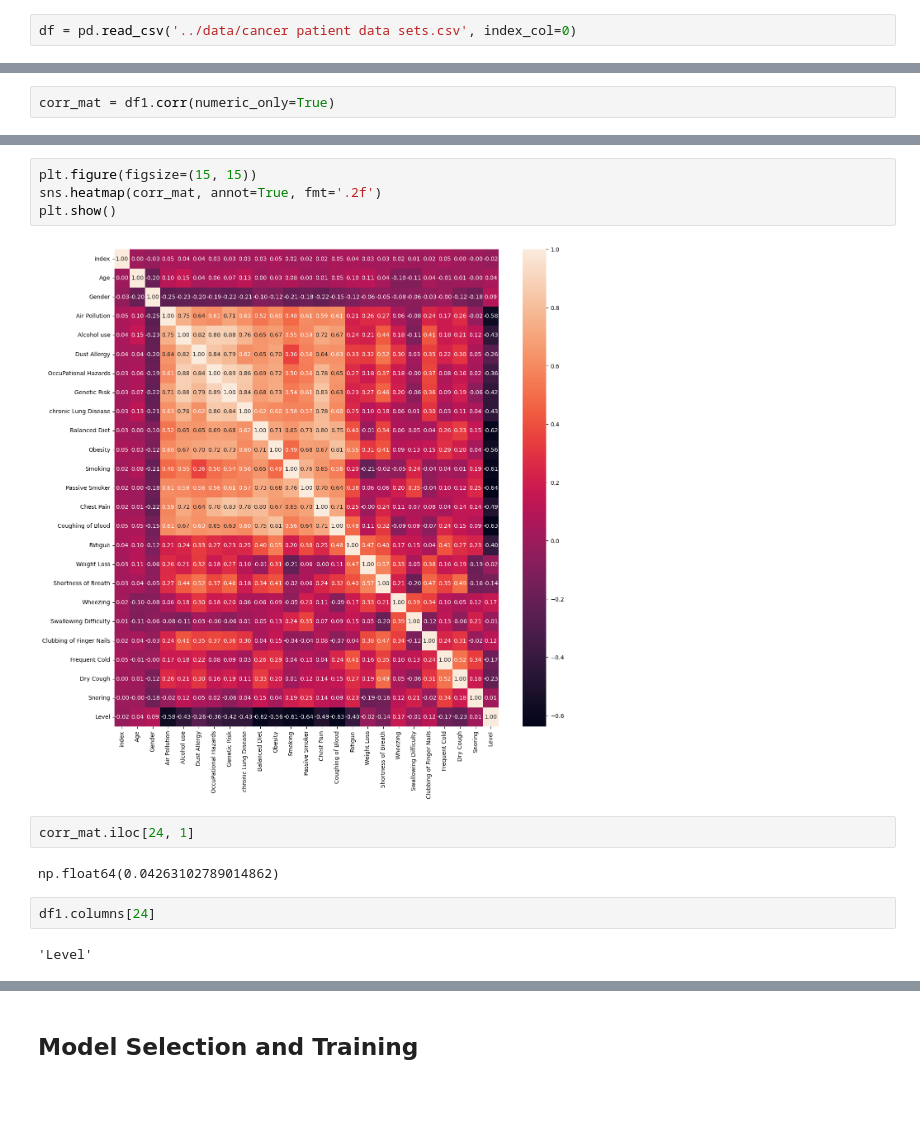
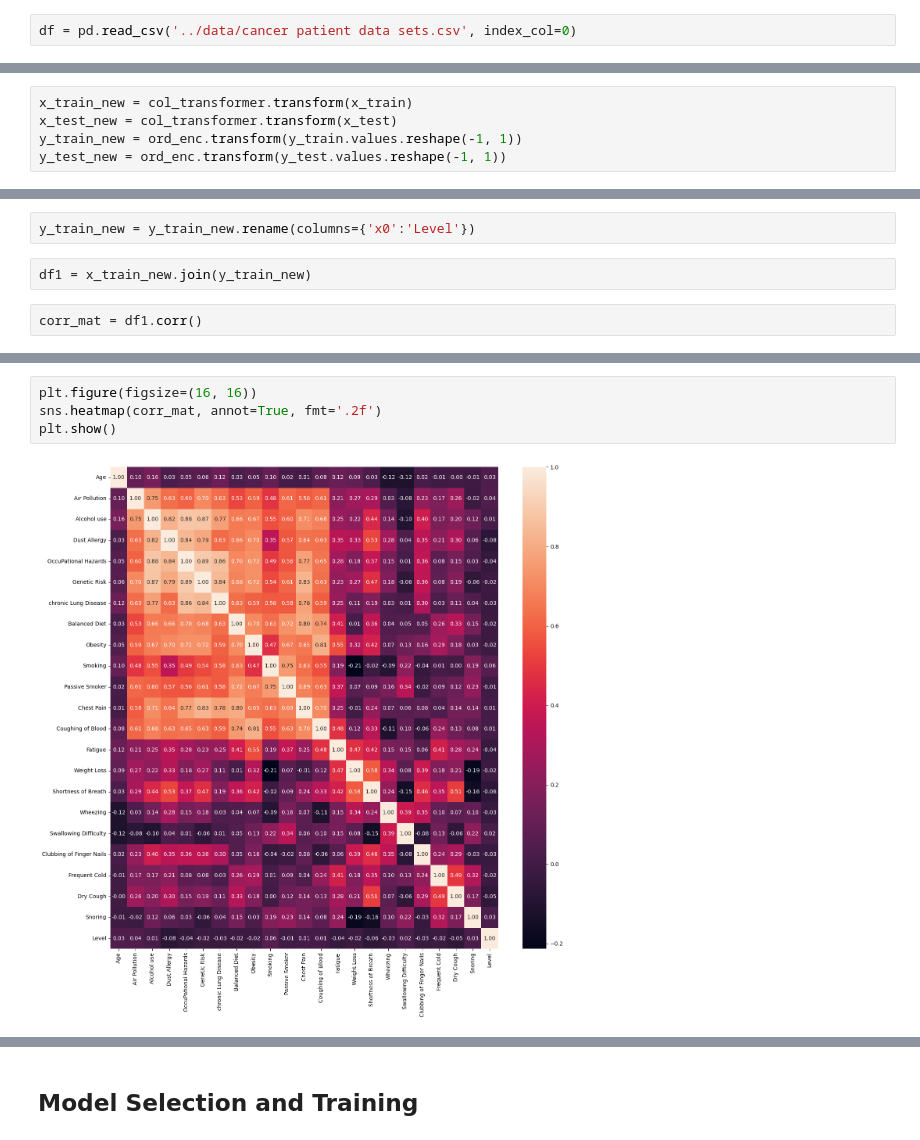
Before and after one commit to Ajinkya-18/Lung-Cancer-Prediction, a Jupyter notebook: notebooks/Lung_Cancer_Prediction.ipynb, the cells around one changed output, grey strips where cells are left out. Cells and saved outputs as stored; diff of their text form; blank space fills up the shorter version.

Commit message:
Updated training pipeline, improved feature selection and modular code files.

```diff
--- a/notebooks/Lung_Cancer_Prediction.ipynb
+++ b/notebooks/Lung_Cancer_Prediction.ipynb
@@ -88,0 +146,5 @@ df1.head()
+# %%
+x_train_new = col_transformer.transform(x_train)
+x_test_new = col_transformer.transform(x_test)
+y_train_new = ord_enc.transform(y_train.values.reshape(-1, 1))
+y_test_new = ord_enc.transform(y_test.values.reshape(-1, 1))
@@ -89,5 +161,9 @@ df1.head()
+# %%
+y_train_new = y_train_new.rename(columns={'x0':'Level'})
+# %%
+df1 = x_train_new.join(y_train_new)
 # %%
-corr_mat = df1.corr(numeric_only=True)
+corr_mat = df1.corr()
 # %%
 corr_mat.shape
 # %% [output]
@@ -95,14 +171,6 @@ corr_mat.shape
 # %%
-plt.figure(figsize=(15, 15))
+plt.figure(figsize=(16, 16))
 sns.heatmap(corr_mat, annot=True, fmt='.2f')
 plt.show()
 # %% [output]
-[figure, old version]
+[figure, new version]
-# %%
-corr_mat.iloc[24, 1]
-# %% [output]
-np.float64(0.04263102789014862)
-# %%
-df1.columns[24]
-# %% [output]
-'Level'
```
Also changed, not shown: parts of 71 cells of this notebook, 25 other files.
